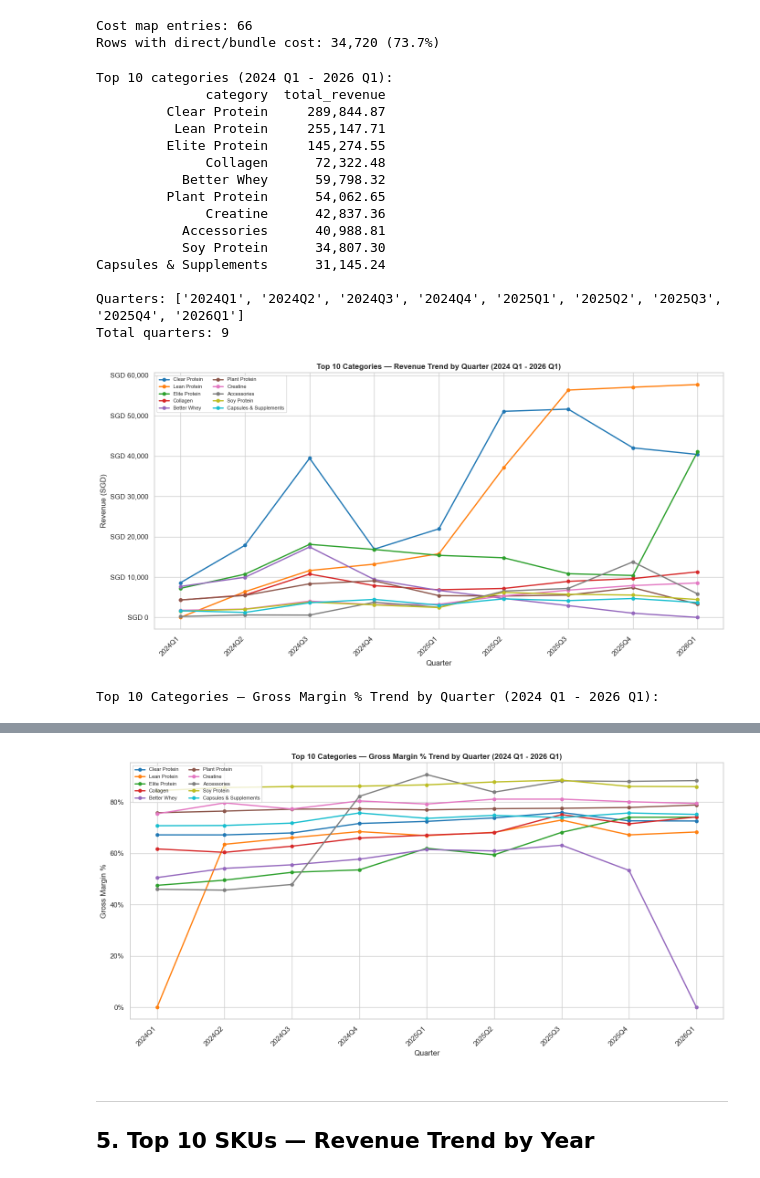
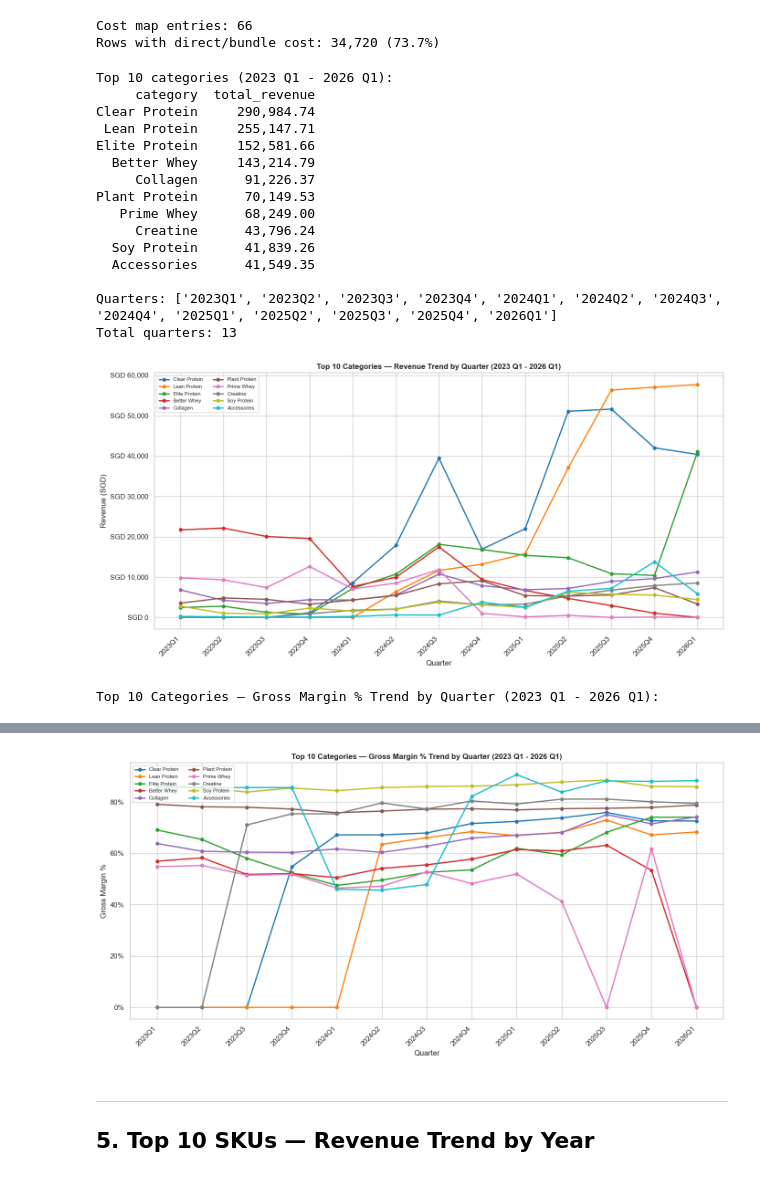
Before and after one commit to alvdoan/Applied-Data-Group-Project, a Jupyter notebook: 04_product_sku_analysis_rm_outlier_v2.ipynb, the cells around one changed output, grey strips where cells are left out. Saved outputs shown, nothing was run; the diff lists cells and outputs as text; code cells hidden in the pictures.

```diff
--- a/04_product_sku_analysis_rm_outlier_v2.ipynb
+++ b/04_product_sku_analysis_rm_outlier_v2.ipynb
@@ -989,29 +989,30 @@ print(f'Rows with direct/bundle cost: {has_cost.sum():,} ({has_cost.sum()/len(so
 Cost map entries: 66
 Rows with direct/bundle cost: 34,720 (73.7%)
 # %%
-# ── Top 10 Categories Revenue Trend by Quarter (2024 Q1 - 2026 Q1, 9 quarters) ──
-so_9q = so_retail[
+# ── Top 10 Categories Revenue Trend by Quarter (2023 Q1 - 2026 Q1, 13 quarters) ──
+so_13q = so_retail[
+    ((so_retail['order_year'] == 2023)) |
     ((so_retail['order_year'] == 2024)) |
     ((so_retail['order_year'] == 2025)) |
     ((so_retail['order_year'] == 2026))
 ].copy()
-so_9q['year_quarter'] = so_9q['Processed At'].dt.to_period('Q').astype(str)
+so_13q['year_quarter'] = so_13q['Processed At'].dt.to_period('Q').astype(str)
 
-# Recompute top 10 categories for this 9-quarter window
-category_total_9q = (
-    so_9q.groupby('category')
+# Recompute top 10 categories for this 13-quarter window
+category_total_13q = (
+    so_13q.groupby('category')
     .agg(total_revenue=('line_revenue', 'sum'))
     .reset_index()
     .sort_values('total_revenue', ascending=False)
 )
-top10_categories_9q = category_total_9q.head(10)['category'].tolist()
+top10_categories_13q = category_total_13q.head(10)['category'].tolist()
 
-print('Top 10 categories (2024 Q1 - 2026 Q1):')
-print(category_total_9q.head(10).to_string(index=False))
+print('Top 10 categories (2023 Q1 - 2026 Q1):')
+print(category_total_13q.head(10).to_string(index=False))
 
 # Quarterly revenue by category
 category_quarter = (
-    so_9q[so_9q['category'].isin(top10_categories_9q)]
+    so_13q[so_13q['category'].isin(top10_categories_13q)]
     .groupby(['category', 'year_quarter'])
     .agg(revenue=('line_revenue', 'sum'))
     .reset_index()
@@ -1020,7 +1021,7 @@ category_quarter = (
 category_quarter_pivot = category_quarter.pivot(
     index='category', columns='year_quarter', values='revenue'
 ).fillna(0)
-category_quarter_pivot = category_quarter_pivot.loc[top10_categories_9q]
+category_quarter_pivot = category_quarter_pivot.loc[top10_categories_13q]
 
 quarters_sorted = sorted(category_quarter_pivot.columns)
 category_quarter_pivot = category_quarter_pivot[quarters_sorted]
@@ -1029,14 +1030,14 @@ print(f'\nQuarters: {quarters_sorted}')
 print(f'Total quarters: {len(quarters_sorted)}')
 
 # ── Chart: Multi-line quarterly trend for top 10 categories ─────────────────
-palette = sns.color_palette('tab10', len(top10_categories_9q))
+palette = sns.color_palette('tab10', len(top10_categories_13q))
 fig, ax1 = plt.subplots(figsize=(14, 7))
 
-for i, cat in enumerate(top10_categories_9q):
+for i, cat in enumerate(top10_categories_13q):
     values = category_quarter_pivot.loc[cat]
     ax1.plot(quarters_sorted, values.values, marker='o', linewidth=2, markersize=5, label=cat, color=palette[i])
 
-ax1.set_title('Top 10 Categories — Revenue Trend by Quarter (2024 Q1 - 2026 Q1)',
+ax1.set_title('Top 10 Categories — Revenue Trend by Quarter (2023 Q1 - 2026 Q1)',
               fontsize=12, fontweight='bold')
 ax1.set_xlabel('Quarter')
 ax1.set_ylabel('Revenue (SGD)')
@@ -1048,26 +1049,26 @@ plt.tight_layout()
 plt.savefig(OUTPUT_DIR / 'category_revenue_trend_quarterly.png', dpi=150, bbox_inches='tight')
 plt.show()
 # %% [output]
-Top 10 categories (2024 Q1 - 2026 Q1):
-              category  total_revenue
-         Clear Protein     289,844.87
-          Lean Protein     255,147.71
-         Elite Protein     145,274.55
-              Collagen      72,322.48
-           Better Whey      59,798.32
-         Plant Protein      54,062.65
-              Creatine      42,837.36
-           Accessories      40,988.81
-           Soy Protein      34,807.30
-Capsules & Supplements      31,145.24
+Top 10 categories (2023 Q1 - 2026 Q1):
+     category  total_revenue
+Clear Protein     290,984.74
+ Lean Protein     255,147.71
+Elite Protein     152,581.66
+  Better Whey     143,214.79
+     Collagen      91,226.37
+Plant Protein      70,149.53
+   Prime Whey      68,249.00
+     Creatine      43,796.24
+  Soy Protein      41,839.26
+  Accessories      41,549.35
 
-Quarters: ['2024Q1', '2024Q2', '2024Q3', '2024Q4', '2025Q1', '2025Q2', '2025Q3', '2025Q4', '2026Q1']
-Total quarters: 9
+Quarters: ['2023Q1', '2023Q2', '2023Q3', '2023Q4', '2024Q1', '2024Q2', '2024Q3', '2024Q4', '2025Q1', '2025Q2', '2025Q3', '2025Q4', '2026Q1']
+Total quarters: 13
-[figure, old version]
+[figure, new version]
 # %%
-# ── Top 10 Categories Margin Trend by Quarter (2024 Q1 - 2026 Q1) ─────────────
+# ── Top 10 Categories Margin Trend by Quarter (2023 Q1 - 2026 Q1) ─────────────
 category_quarter_margin = (
-    so_9q[so_9q['category'].isin(top10_categories_9q)]
+    so_13q[so_13q['category'].isin(top10_categories_13q)]
     .groupby(['category', 'year_quarter'])
     .agg(revenue=('line_revenue', 'sum'), cost=('line_cost_final', 'sum'))
     .reset_index()
@@ -1080,21 +1081,21 @@ category_quarter_margin['margin'] = (
 category_quarter_margin_pivot = category_quarter_margin.pivot(
     index='category', columns='year_quarter', values='margin'
 ).fillna(0)
-category_quarter_margin_pivot = category_quarter_margin_pivot.loc[top10_categories_9q]
+category_quarter_margin_pivot = category_quarter_margin_pivot.loc[top10_categories_13q]
 category_quarter_margin_pivot = category_quarter_margin_pivot[quarters_sorted]
 
-print('Top 10 Categories — Gross Margin % Trend by Quarter (2024 Q1 - 2026 Q1):')
+print('Top 10 Categories — Gross Margin % Trend by Quarter (2023 Q1 - 2026 Q1):')
 display(category_quarter_margin_pivot.style.format('{:.1%}'))
 
 # ── Chart: Multi-line quarterly margin trend for top 10 categories ───────────
-palette = sns.color_palette('tab10', len(top10_categories_9q))
+palette = sns.color_palette('tab10', len(top10_categories_13q))
 fig, ax1 = plt.subplots(figsize=(14, 7))
 
-for i, cat in enumerate(top10_categories_9q):
+for i, cat in enumerate(top10_categories_13q):
     values = category_quarter_margin_pivot.loc[cat]
     ax1.plot(quarters_sorted, values.values, marker='o', linewidth=2, markersize=5, label=cat, color=palette[i])
 
-ax1.set_title('Top 10 Categories — Gross Margin % Trend by Quarter (2024 Q1 - 2026 Q1)',
+ax1.set_title('Top 10 Categories — Gross Margin % Trend by Quarter (2023 Q1 - 2026 Q1)',
               fontsize=12, fontweight='bold')
 ax1.set_xlabel('Quarter')
 ax1.set_ylabel('Gross Margin %')
@@ -1106,4 +1107,4 @@ plt.tight_layout()
 plt.savefig(OUTPUT_DIR / 'category_margin_trend_quarterly.png', dpi=150, bbox_inches='tight')
 plt.show()
 # %% [output]
-Top 10 Categories — Gross Margin % Trend by Quarter (2024 Q1 - 2026 Q1):
+Top 10 Categories — Gross Margin % Trend by Quarter (2023 Q1 - 2026 Q1):
@@ -1122,4 +1123,4 @@ Top 10 Categories — Gross Margin % Trend by Quarter (2024 Q1 - 2026 Q1):
-[figure, old version]
+[figure, new version]
 # %% [markdown]
 ---
 ## 5. Top 10 SKUs — Revenue Trend by Year
```
Also changed, not shown: parts of 17 cells of this notebook, 2 other files.
